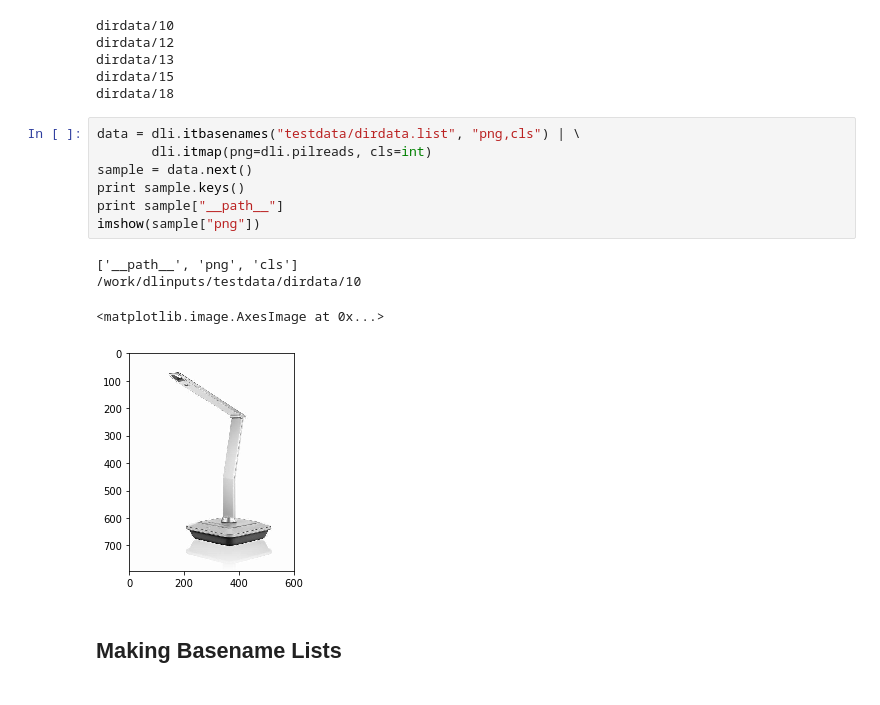
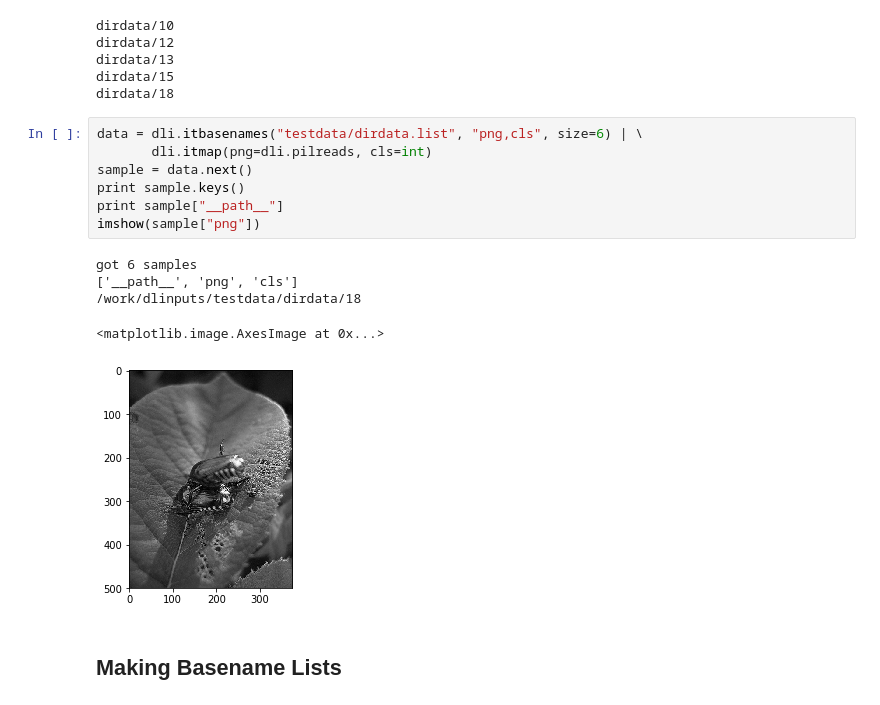
Before and after one commit to NVlabs/dlinputs, a Jupyter notebook: intro-to-dlinputs.ipynb, the cells around one changed output. Drawn from its saved outputs; the diff is of its cells as text.

```diff
--- a/intro-to-dlinputs.ipynb
+++ b/intro-to-dlinputs.ipynb
@@ -43,17 +45,18 @@ dirdata/13
 dirdata/15
 dirdata/18
 # %%
-data = dli.itbasenames("testdata/dirdata.list", "png,cls") | \
+data = dli.itbasenames("testdata/dirdata.list", "png,cls", size=6) | \
        dli.itmap(png=dli.pilreads, cls=int)
 sample = data.next()
 print sample.keys()
 print sample["__path__"]
 imshow(sample["png"])
 # %% [output]
+got 6 samples
 ['__path__', 'png', 'cls']
-/work/dlinputs/testdata/dirdata/10
+/work/dlinputs/testdata/dirdata/18
 <matplotlib.image.AxesImage at 0x...>
-[figure, old version]
+[figure, new version]
 # %% [markdown]
 ## Making Basename Lists
 # %%
```
Also changed, not shown: parts of 8 cells of this notebook, 2 other files.
